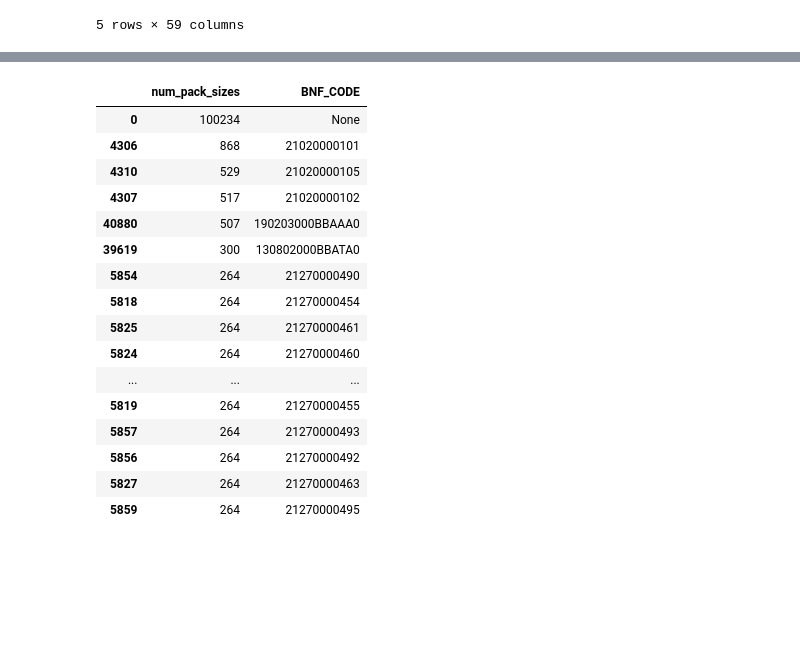
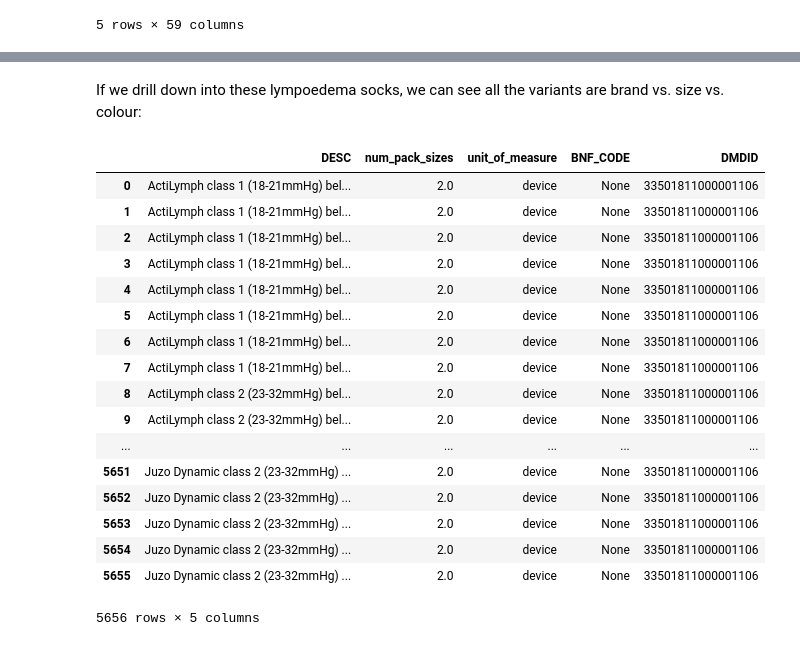
Before and after one commit to ebmdatalab/price-per-dose, a Jupyter notebook: snomed-bnf-mapping.ipynb, the cells around one changed output, grey strips where cells are left out. Cells and saved outputs as stored; diff of their text form; code cells hidden in the pictures; blank space fills up the shorter version.

```diff
--- a/snomed-bnf-mapping.ipynb
+++ b/snomed-bnf-mapping.ipynb
@@ -33,30 +197,36 @@ special_containers.head()
+# %% [markdown]
+If we drill down into these lympoedema socks, we can see all the variants are brand vs. size vs. colour:
 # %%
-sql = """SELECT count(QTYVAL) as num_pack_sizes, BNF_CODE from dmd_product
+sql = """
+SELECT AMP.DESC, QTYVAL as num_pack_sizes, LOOKUP_UNIT_OF_MEASURE.DESC AS unit_of_measure,BNF_CODE, DMDID from dmd_product
 INNER JOIN AMP
   ON AMP.APID = DMDID
   OR AMP.VPID = DMDID
 INNER JOIN AMPP
   ON AMPP.APID = AMP.APID
 INNER JOIN VMPP
-ON AMPP.VPPID = VMPP.VPPID GROUP BY BNF_CODE"""
-df = pd.read_sql_query(sql, con)
+  ON AMPP.VPPID = VMPP.VPPID
+INNER JOIN LOOKUP_UNIT_OF_MEASURE
+  ON LOOKUP_UNIT_OF_MEASURE.CD = VMPP.QTY_UOMCD
+WHERE DMDID = '33501811000001106'"""
+
+pd.read_sql_query(sql, con)
+# %% [output]
+|  | DESC | num_pack_sizes | unit_of_measure | BNF_CODE | DMDID |
+| 0 | ActiLymph class 1 (18-21mmHg) bel... | 2.0 | device | None | 33501811000001106 |
+| 1 | ActiLymph class 1 (18-21mmHg) bel... | 2.0 | device | None | 33501811000001106 |
+| 2 | ActiLymph class 1 (18-21mmHg) bel... | 2.0 | device | None | 33501811000001106 |
+| 3 | ActiLymph class 1 (18-21mmHg) bel... | 2.0 | device | None | 33501811000001106 |
+| 4 | ActiLymph class 1 (18-21mmHg) bel... | 2.0 | device | None | 33501811000001106 |
+| 5 | ActiLymph class 1 (18-21mmHg) bel... | 2.0 | device | None | 33501811000001106 |
+| 6 | ActiLymph class 1 (18-21mmHg) bel... | 2.0 | device | None | 33501811000001106 |
+| 7 | ActiLymph class 1 (18-21mmHg) bel... | 2.0 | device | None | 33501811000001106 |
+| 8 | ActiLymph class 2 (23-32mmHg) bel... | 2.0 | device | None | 33501811000001106 |
+| 9 | ActiLymph class 2 (23-32mmHg) bel... | 2.0 | device | None | 33501811000001106 |
+| ... | ... | ... | ... | ... | ... |
+| 5651 | Juzo Dynamic class 2 (23-32mmHg) ... | 2.0 | device | None | 33501811000001106 |
+| 5652 | Juzo Dynamic class 2 (23-32mmHg) ... | 2.0 | device | None | 33501811000001106 |
+| 5653 | Juzo Dynamic class 2 (23-32mmHg) ... | 2.0 | device | None | 33501811000001106 |
+| 5654 | Juzo Dynamic class 2 (23-32mmHg) ... | 2.0 | device | None | 33501811000001106 |
+| 5655 | Juzo Dynamic class 2 (23-32mmHg) ... | 2.0 | device | None | 33501811000001106 |
+5656 rows × 5 columns
-# %%
-df[df.num_pack_sizes > 1].sort_values('num_pack_sizes', ascending=False).head(20)
-# %% [output]
-|  | num_pack_sizes | BNF_CODE |
-| 0 | 100234 | None |
-| 4306 | 868 | 21020000101 |
-| 4310 | 529 | 21020000105 |
-| 4307 | 517 | 21020000102 |
-| 40880 | 507 | 190203000BBAAA0 |
-| 39619 | 300 | 130802000BBATA0 |
-| 5854 | 264 | 21270000490 |
-| 5818 | 264 | 21270000454 |
-| 5825 | 264 | 21270000461 |
-| 5824 | 264 | 21270000460 |
-| ... | ... | ... |
-| 5819 | 264 | 21270000455 |
-| 5857 | 264 | 21270000493 |
-| 5856 | 264 | 21270000492 |
-| 5827 | 264 | 21270000463 |
-| 5859 | 264 | 21270000495 |
```
Also changed, not shown: parts of 25 cells of this notebook, 3 other files.
